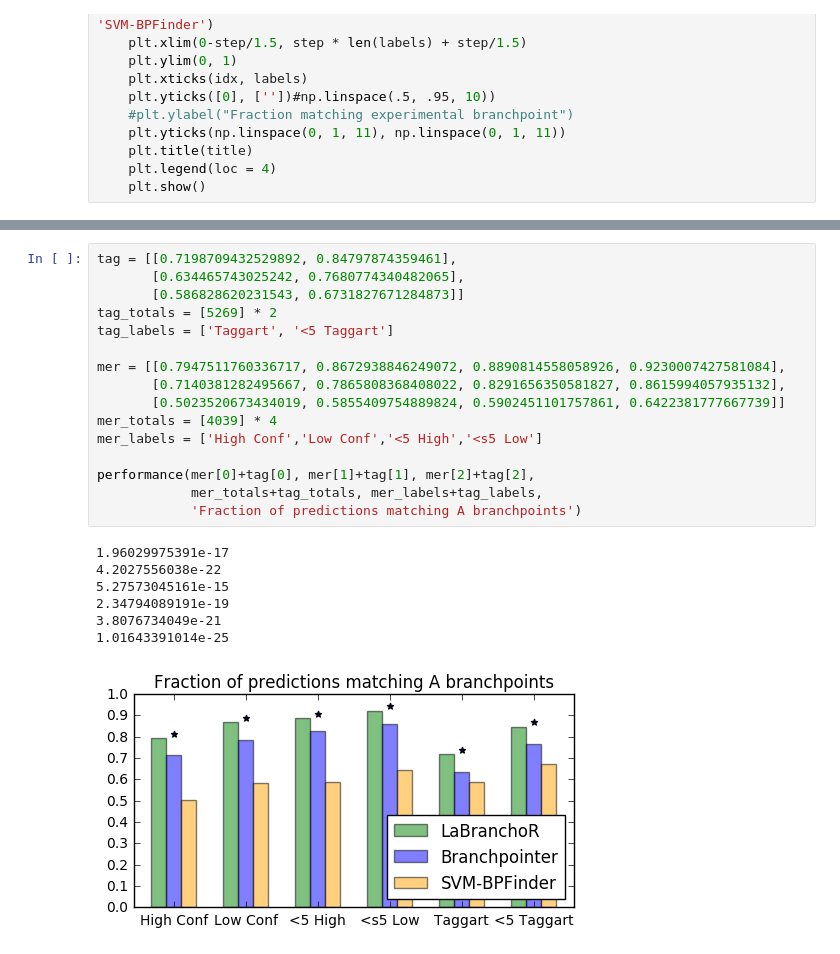
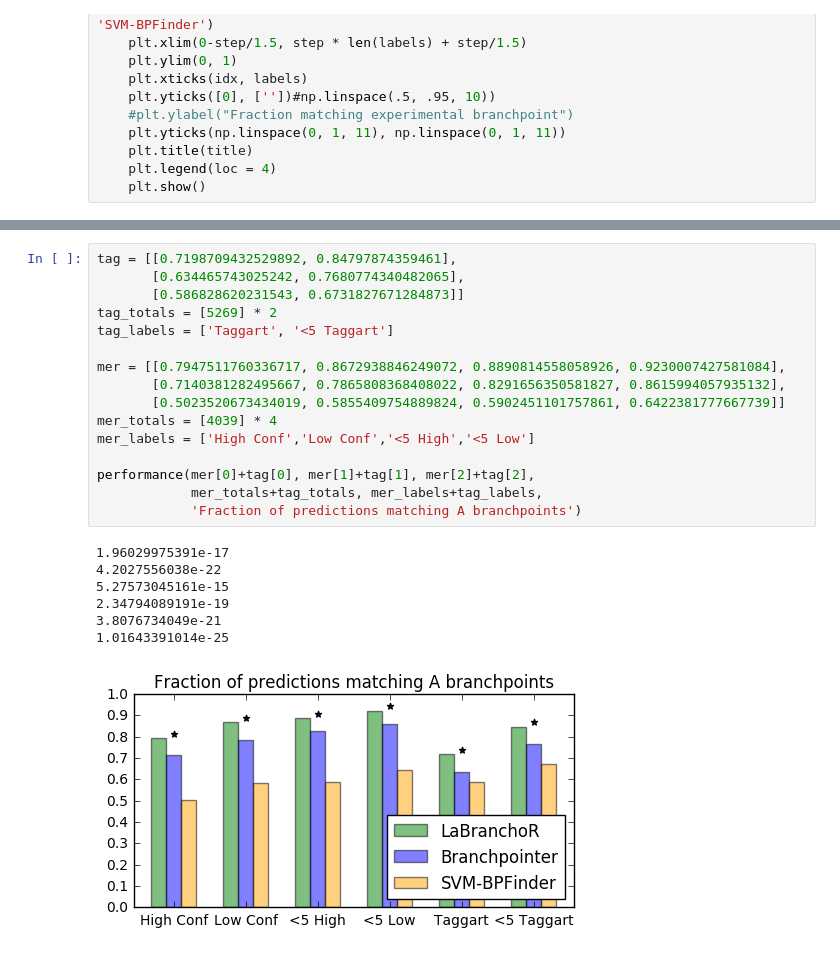
Before and after one commit to jpaggi/labranchor, a Jupyter notebook: notebooks/performance_joint_figs.ipynb, the cells around one changed output, grey strips where cells are left out. Cells and saved outputs as stored; diff of their text form.

```diff
--- a/notebooks/performance_joint_figs.ipynb
+++ b/notebooks/performance_joint_figs.ipynb
@@ -115,27 +114,27 @@ performance(mer[0]+tag[0], mer[1]+tag[1], mer[2]+tag[2],
 # %%
 tag = [[0.7198709432529892, 0.84797874359461],
        [0.634465743025242, 0.7680774340482065],
        [0.586828620231543, 0.6731827671284873]]
 tag_totals = [5269] * 2
 tag_labels = ['Taggart', '<5 Taggart']
 
 mer = [[0.7947511760336717, 0.8672938846249072, 0.8890814558058926, 0.9230007427581084],
        [0.7140381282495667, 0.7865808368408022, 0.8291656350581827, 0.8615994057935132],
        [0.5023520673434019, 0.5855409754889824, 0.5902451101757861, 0.6422381777667739]]
 mer_totals = [4039] * 4
-mer_labels = ['High Conf','Low Conf','<5 High','<s5 Low']
+mer_labels = ['High Conf','Low Conf','<5 High','<5 Low']
 
 performance(mer[0]+tag[0], mer[1]+tag[1], mer[2]+tag[2],
             mer_totals+tag_totals, mer_labels+tag_labels,
             'Fraction of predictions matching A branchpoints')
 # %% [output]
 1.96029975391e-17
 4.2027556038e-22
 5.27573045161e-15
 2.34794089191e-19
 3.8076734049e-21
 1.01643391014e-25
-[figure, old version]
+[figure, new version]
 # %%
 mer = [[0.653276955602537, 0.766384778012685, 0.8002114164904862, 0.854122621564482],
        [0.5021141649048626, 0.6088794926004228, 0.6606765327695561, 0.7177589852008457],
```
Also changed, not shown: parts of 4 cells of this notebook, 1 other file.
